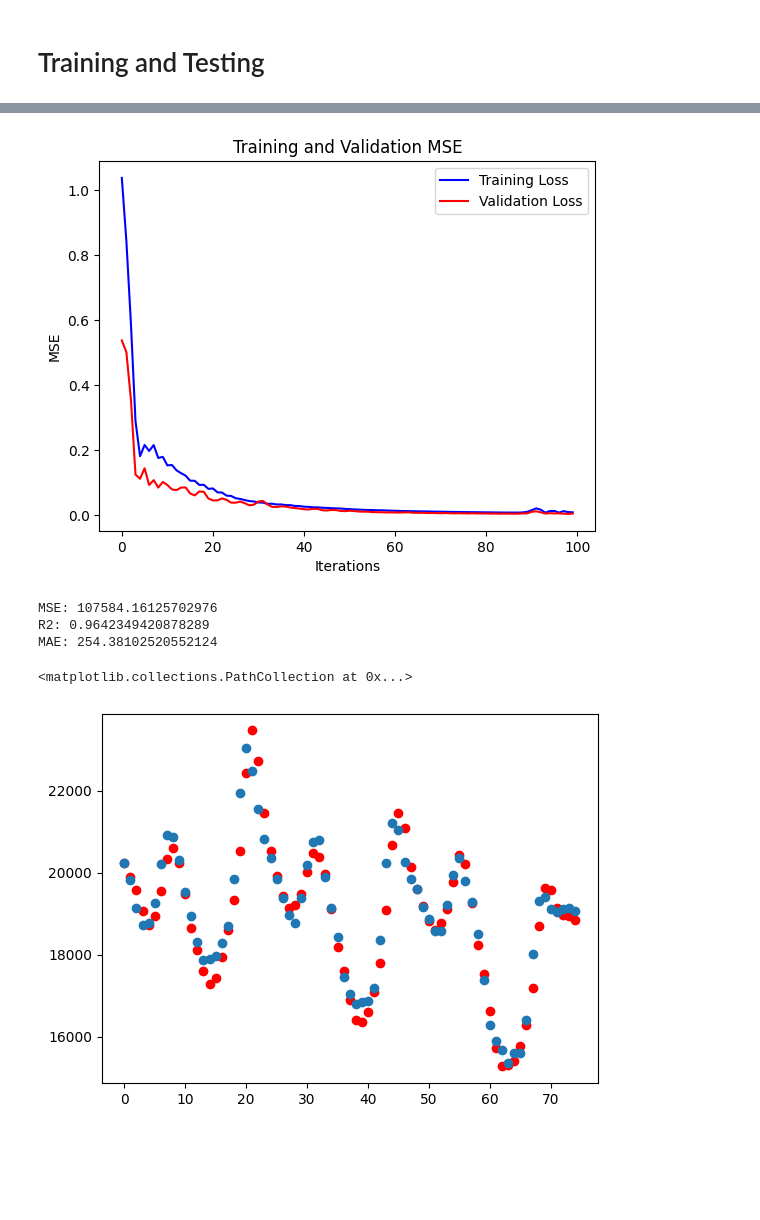
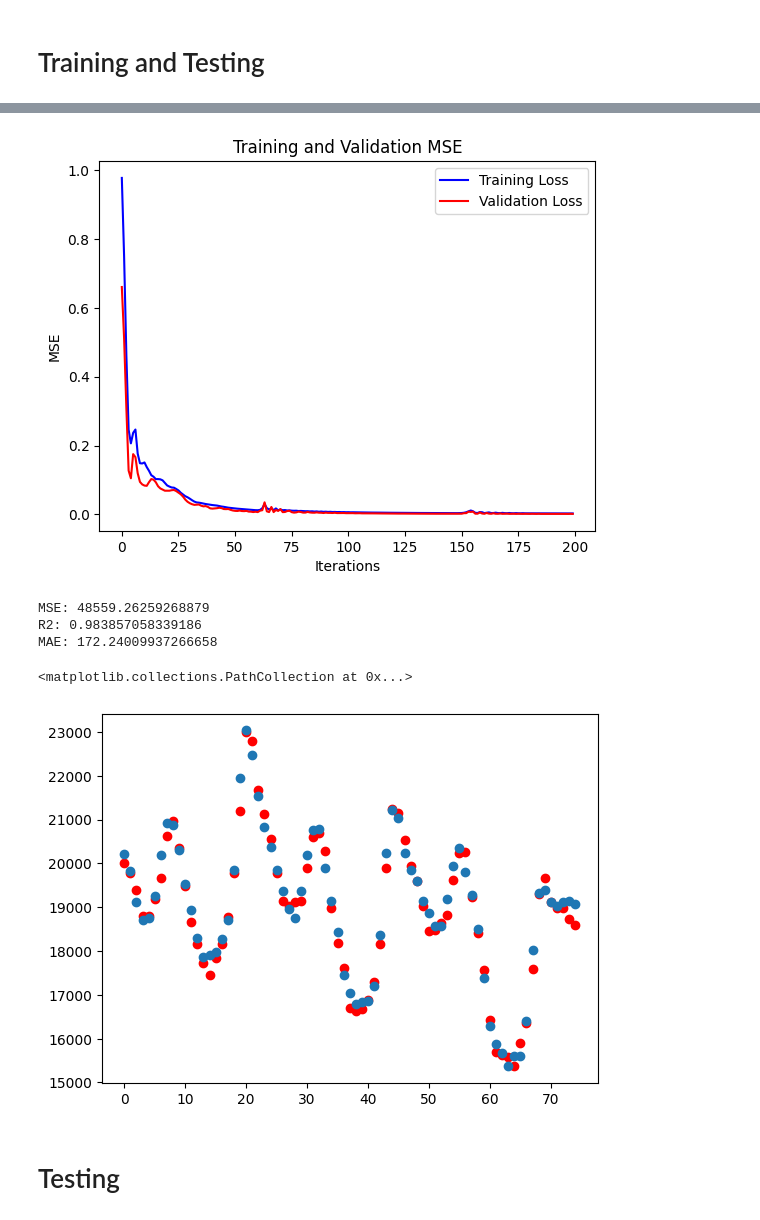
Before and after one commit to PhilJ0ly/EnergyNeedPrediction, a Jupyter notebook: models/rnn.ipynb, the cells around one changed output, grey strips where cells are left out. Cells and saved outputs as stored; diff of their text form; code cells hidden in the pictures; blank space fills up the shorter version.

```diff
--- a/models/rnn.ipynb
+++ b/models/rnn.ipynb
@@ -180,7 +180,7 @@ class RNN(nn.Module):
             return y_pred
 
     def save_model(self, name):
-        time = dt.now().strftime("%y-%m-%d_%H:%M")
+        time = dt.now().strftime("%y-%m-%d_%H-%M")
         f = f"../trainedModels/{name}_{time}.pth"
         torch.save(self.state_dict(), f)
 # %% [markdown]
@@ -190,5 +190,5 @@ X, X_val, X_test, y, y_val, y_test = RNN.data_split(df=data, train_perc=90, test
 
 model = RNN(input_size=X.shape[2], output_size=1, num_layers=4, hidden_size=150)
 # %%
-model.fit(X_train=X, y_train=y, X_val=X_val, y_val=y_val, num_epochs=100, batch_num=1, lr=0.001)
+model.fit(X_train=X, y_train=y, X_val=X_val, y_val=y_val, num_epochs=200, batch_num=1, lr=0.001)
 # %% [output]
@@ -204,4 +204,5 @@ epoch: 99/100, step 1/1, loss = 0.0085
 # %%
+model.eval()
 model.train_score()
 y_pred = model.test_score(X_test=X_val, y_test=y_val, scaled=True)
 # %% [output]
@@ -210,7 +211,7 @@ Validation Loss: 0.0040
-[figure, old version]
+[figure, new version]
-MSE: 107584.16125702976
-R2: 0.9642349420878289
-MAE: 254.38102520552124
+MSE: 48559.26259268879
+R2: 0.983857058339186
+MAE: 172.24009937266658
 # %%
 s=1500
 l =75
@@ -221,5 +222,5 @@ plt.scatter(ind, y_pred[s:s+l],color="red")
 plt.scatter(ind, y_val[s:s+l])
 # %% [output]
 <matplotlib.collections.PathCollection at 0x...>
-[figure, old version]
+[figure, new version]
 # %%
@@ -226,0 +228,2 @@ plt.scatter(ind, y_val[s:s+l])
+# %% [markdown]
+# Testing
```
Also changed, not shown: parts of 5 cells of this notebook, 17 other files.
